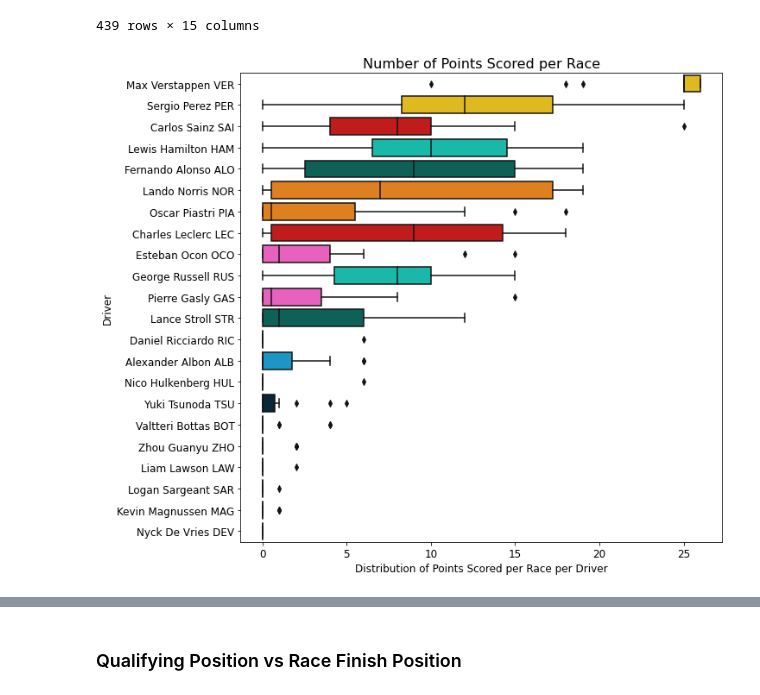
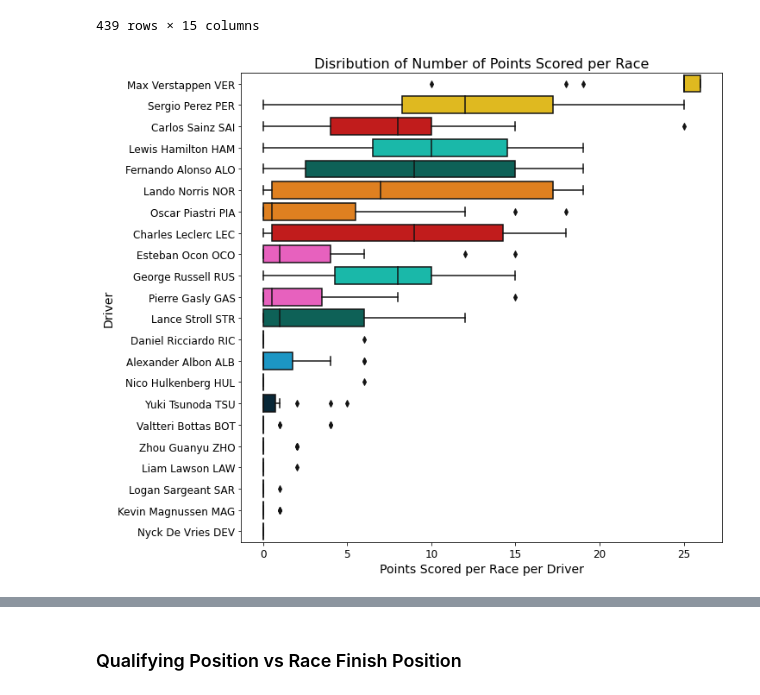
Before and after one commit to Wiktoria-Okla/BEE2041_EmpiricalProject, a Jupyter notebook: source code/project_code.ipynb, the cells around one changed output, grey strips where cells are left out. Saved outputs shown, nothing was run; the diff lists cells and outputs as text; code cells hidden in the pictures.

```diff
--- a/source code/project_code.ipynb
+++ b/source code/project_code.ipynb
@@ -644,15 +644,15 @@ F1_sorted #checking that the colours column has been applied
 # %%
 #creating a boxplot to visualise the distribution of points scored per driver
 plt.figure(figsize = (10,10))
 sns.boxplot(data = F1_sorted, x = 'PTS', y = 'Driver', palette = driver_colours_func)
-plt.xlabel('Distribution of Points Scored per Race per Driver', fontsize = 12)
-plt.ylabel('Driver', fontsize = 12)
-plt.title('Number of Points Scored per Race', fontsize = 16)
+plt.xlabel('Points Scored per Race per Driver', fontsize = 14)
+plt.ylabel('Driver', fontsize = 14)
+plt.title('Disribution of Number of Points Scored per Race', fontsize = 16)
 plt.yticks(fontsize = 12)
 plt.xticks(fontsize = 12)
 plt.show()
 # %% [output]
-[figure, old version]
+[figure, new version]
 # %%
 #creating a heatmap of driver race finishing positions
 plt.figure(figsize = (12,12))
```
Also changed, not shown: parts of 7 cells of this notebook, 4 other files.
